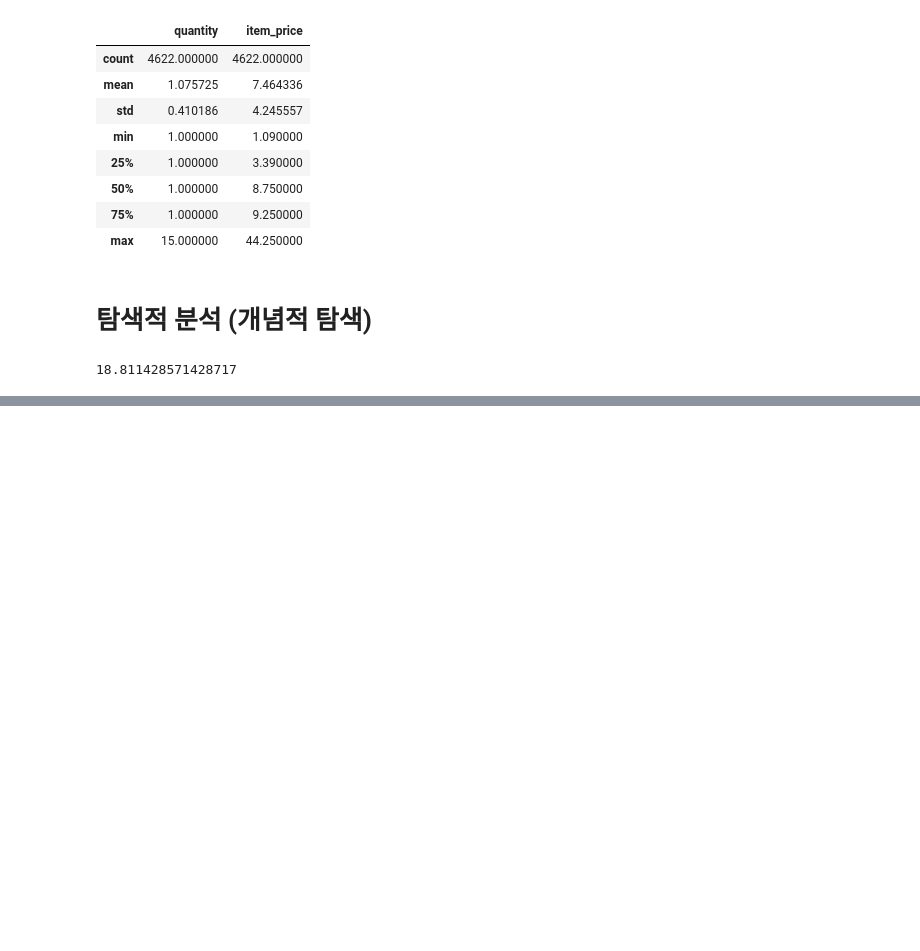
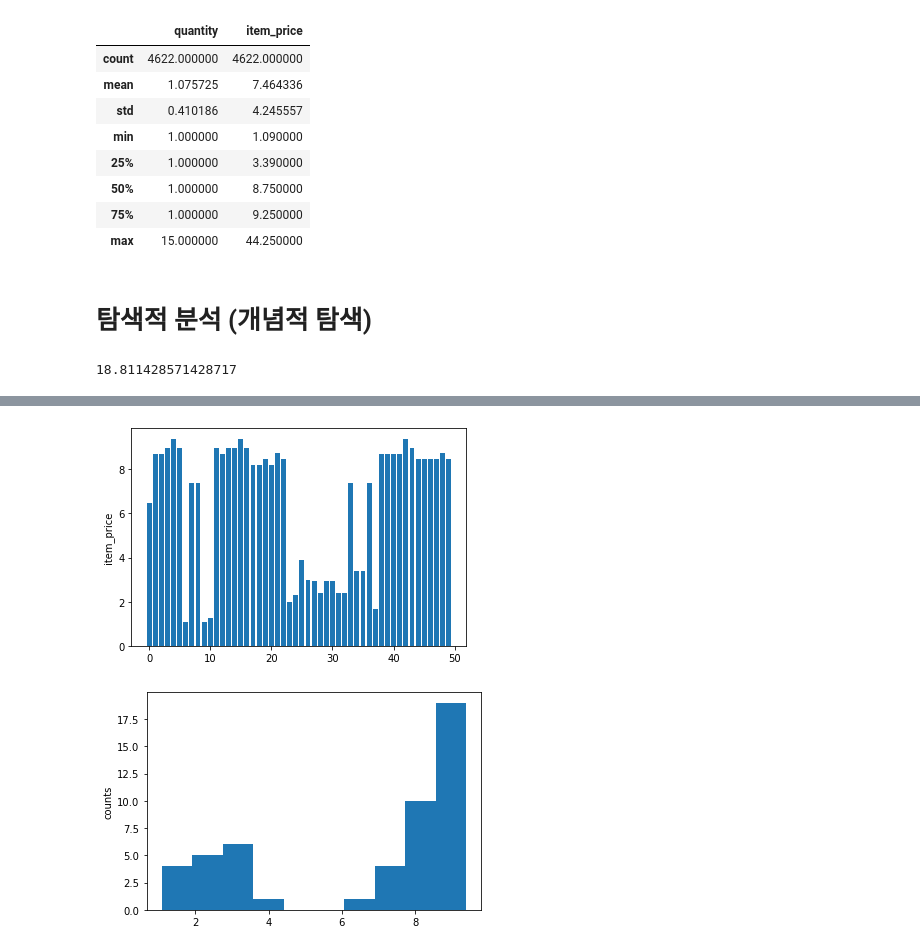
Before and after one commit to TayJeong/Data-analysis, a Jupyter notebook: Chapter/ch01/1.2 멕시코풍 프랜차이즈 chipotle의 주문 데이터 분석.ipynb, the cells around one changed output, grey strips where cells are left out. Cells and saved outputs as stored; diff of their text form; code cells hidden in the pictures; blank space fills up the shorter version.

```diff
--- a/Chapter/ch01/1.2 멕시코풍 프랜차이즈 chipotle의 주문 데이터 분석.ipynb
+++ b/Chapter/ch01/1.2 멕시코풍 프랜차이즈 chipotle의 주문 데이터 분석.ipynb
@@ -281,0 +331,8 @@ df_chipotle.groupby('order_id')['item_price'].sum().mean()
+# %%
+df_chipotle_one_item = df_chipotle[df_chipotle.quantity == 1]
+price_per_item = df_chipotle_one_item.groupby('item_name').min()
+price_per_item.sort_values(by = 'item_price', ascending = False)
+# 우선 주문 건수가 1인 것을 추출함 (1번 라인)
+# 아이템 이름을 기준으로 최소값을 뽑는다
+# sort_values로 정렬
+# sort_values(by = 기준, ascending = 이건 오름차순 내림차순 설정 False가 내림)
@@ -281,0 +358,23 @@ df_chipotle.groupby('order_id')['item_price'].sum().mean()
+# %%
+def show_item_list(df):
+    '''
+    아이템 가격 분포 그래프 생성
+    :param df: 데이터 프레임
+    :return:
+    '''
+    item_list = df.index.tolist()
+    x_pos = np.arange(len(item_list))
+    item_price = df['item_price'].tolist()
+
+    plt.bar(x_pos, item_price, align='center')
+    plt.ylabel('item_price')
+    plt.show()
+
+    plt.hist(item_price)
+    plt.ylabel('counts')
+    plt.show()
+# %%
+show_item_list(price_per_item)
+# %% [output]
+[figure, added]
+[figure, added]
```
Also changed, not shown: parts of 11 cells of this notebook.
